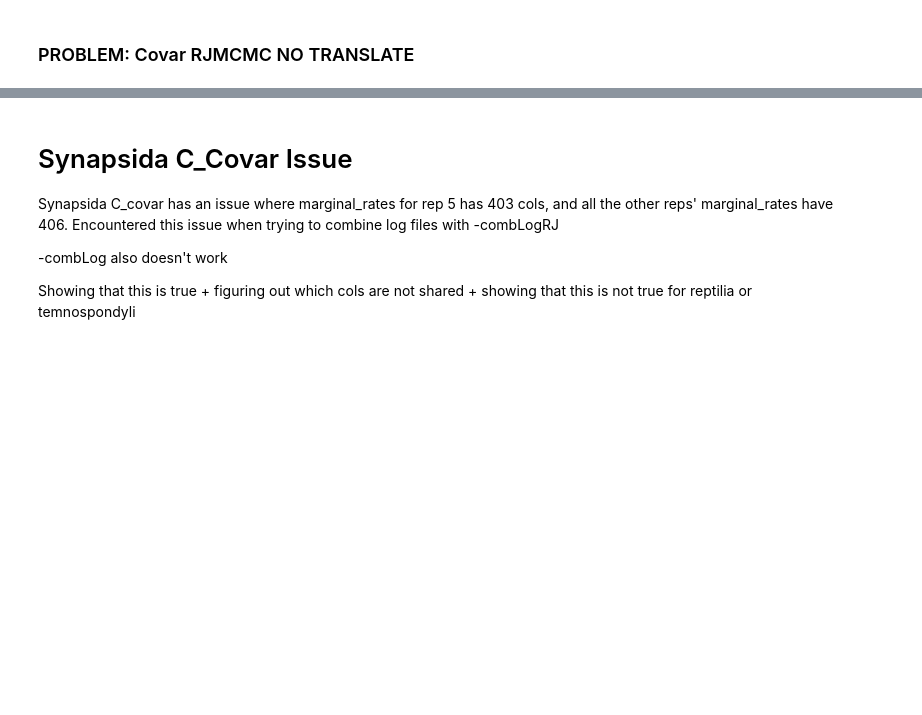
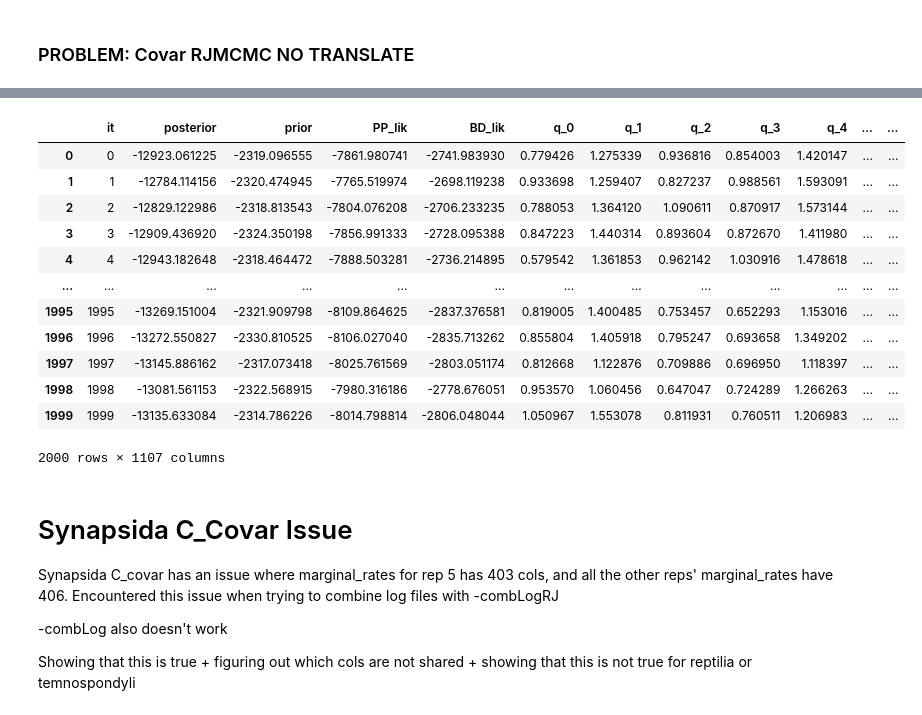
Before and after one commit to shelleylwang/pt_diversity_rates, a Jupyter notebook: mcmc_logs_eda.ipynb, the cells around one changed output, grey strips where cells are left out. Saved outputs shown, nothing was run; the diff lists cells and outputs as text; code cells hidden in the pictures; blank space fills up the shorter version.

```diff
--- a/mcmc_logs_eda.ipynb
+++ b/mcmc_logs_eda.ipynb
@@ -1539,0 +1554,3 @@ B_covar_rjmcmc_notranslate_tem_1.head()
+# %%
+a_bdnn_update_rep = pd.read_csv('reptilia/mcmc_no_predictors/A_bdnn_update/combined_10_mcmc.log', sep="\t", header=0)
+a_bdnn_update_syn = pd.read_csv('synapsida/mcmc_no_predictors/A_bdnn_update/combined_10_mcmc.log', sep="\t", header=0)
@@ -1540,3 +1567,19 @@ B_covar_rjmcmc_notranslate_tem_1.head()
+# %%
+a_bdnn_update_syn
+# %% [output]
+|  | it | posterior | prior | PP_lik | BD_lik | q_0 | q_1 | q_2 | q_3 | q_4 | ... | ... |
+| 0 | 0 | -12923.061225 | -2319.096555 | -7861.980741 | -2741.983930 | 0.779426 | 1.275339 | 0.936816 | 0.854003 | 1.420147 | ... | ... |
+| 1 | 1 | -12784.114156 | -2320.474945 | -7765.519974 | -2698.119238 | 0.933698 | 1.259407 | 0.827237 | 0.988561 | 1.593091 | ... | ... |
+| 2 | 2 | -12829.122986 | -2318.813543 | -7804.076208 | -2706.233235 | 0.788053 | 1.364120 | 1.090611 | 0.870917 | 1.573144 | ... | ... |
+| 3 | 3 | -12909.436920 | -2324.350198 | -7856.991333 | -2728.095388 | 0.847223 | 1.440314 | 0.893604 | 0.872670 | 1.411980 | ... | ... |
+| 4 | 4 | -12943.182648 | -2318.464472 | -7888.503281 | -2736.214895 | 0.579542 | 1.361853 | 0.962142 | 1.030916 | 1.478618 | ... | ... |
+| ... | ... | ... | ... | ... | ... | ... | ... | ... | ... | ... | ... | ... |
+| 1995 | 1995 | -13269.151004 | -2321.909798 | -8109.864625 | -2837.376581 | 0.819005 | 1.400485 | 0.753457 | 0.652293 | 1.153016 | ... | ... |
+| 1996 | 1996 | -13272.550827 | -2330.810525 | -8106.027040 | -2835.713262 | 0.855804 | 1.405918 | 0.795247 | 0.693658 | 1.349202 | ... | ... |
+| 1997 | 1997 | -13145.886162 | -2317.073418 | -8025.761569 | -2803.051174 | 0.812668 | 1.122876 | 0.709886 | 0.696950 | 1.118397 | ... | ... |
+| 1998 | 1998 | -13081.561153 | -2322.568915 | -7980.316186 | -2778.676051 | 0.953570 | 1.060456 | 0.647047 | 0.724289 | 1.266263 | ... | ... |
+| 1999 | 1999 | -13135.633084 | -2314.786226 | -8014.798814 | -2806.048044 | 1.050967 | 1.553078 | 0.811931 | 0.760511 | 1.206983 | ... | ... |
+2000 rows × 1107 columns
 # %% [markdown]
 # Synapsida C_Covar Issue
 Synapsida C_covar has an issue where marginal_rates for rep 5 has 403 cols, and all the other reps' marginal_rates have 406. Encountered this issue when trying to combine log files with -combLogRJ
```
Also changed, not shown: parts of 3 cells of this notebook, 18 other files.
